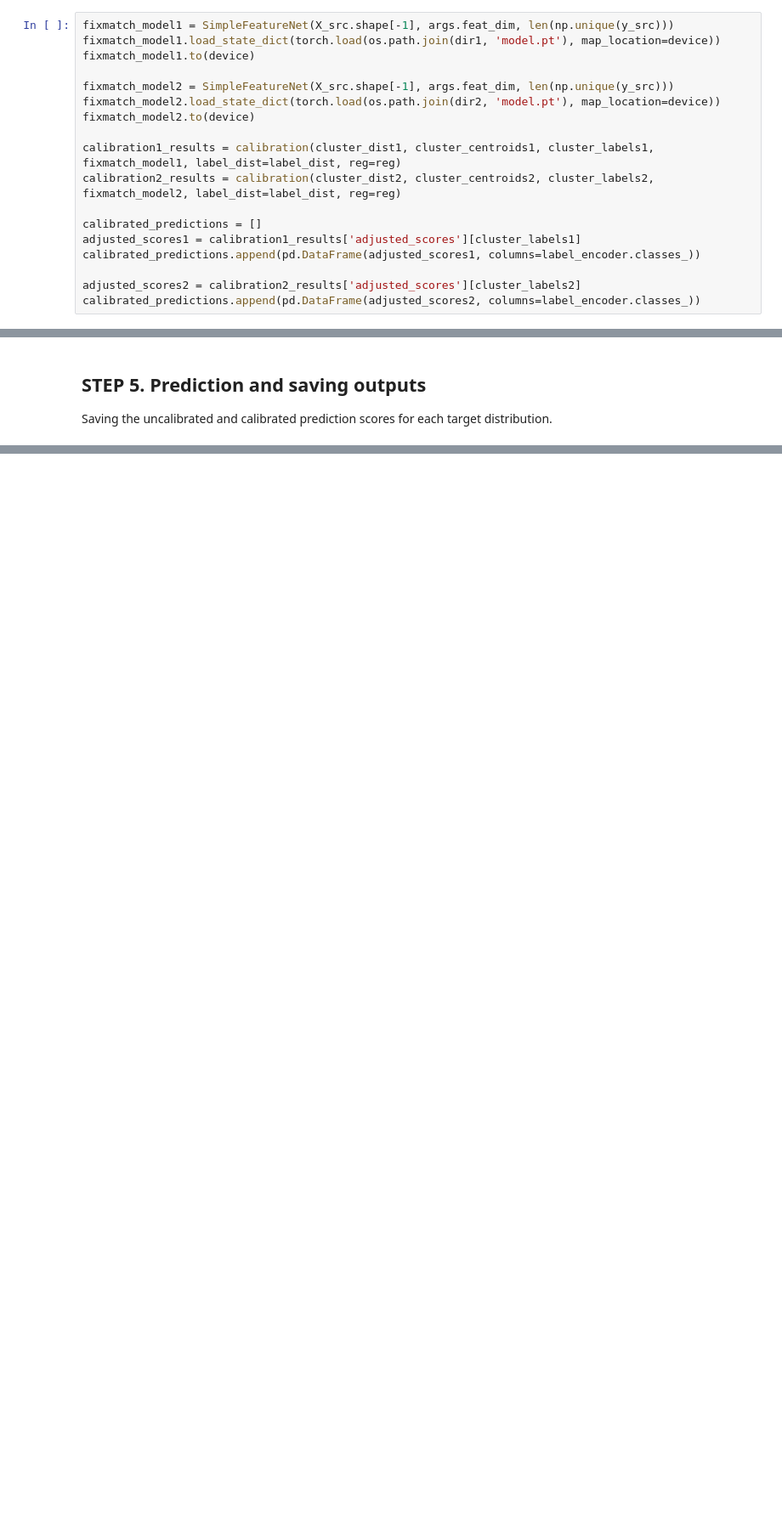
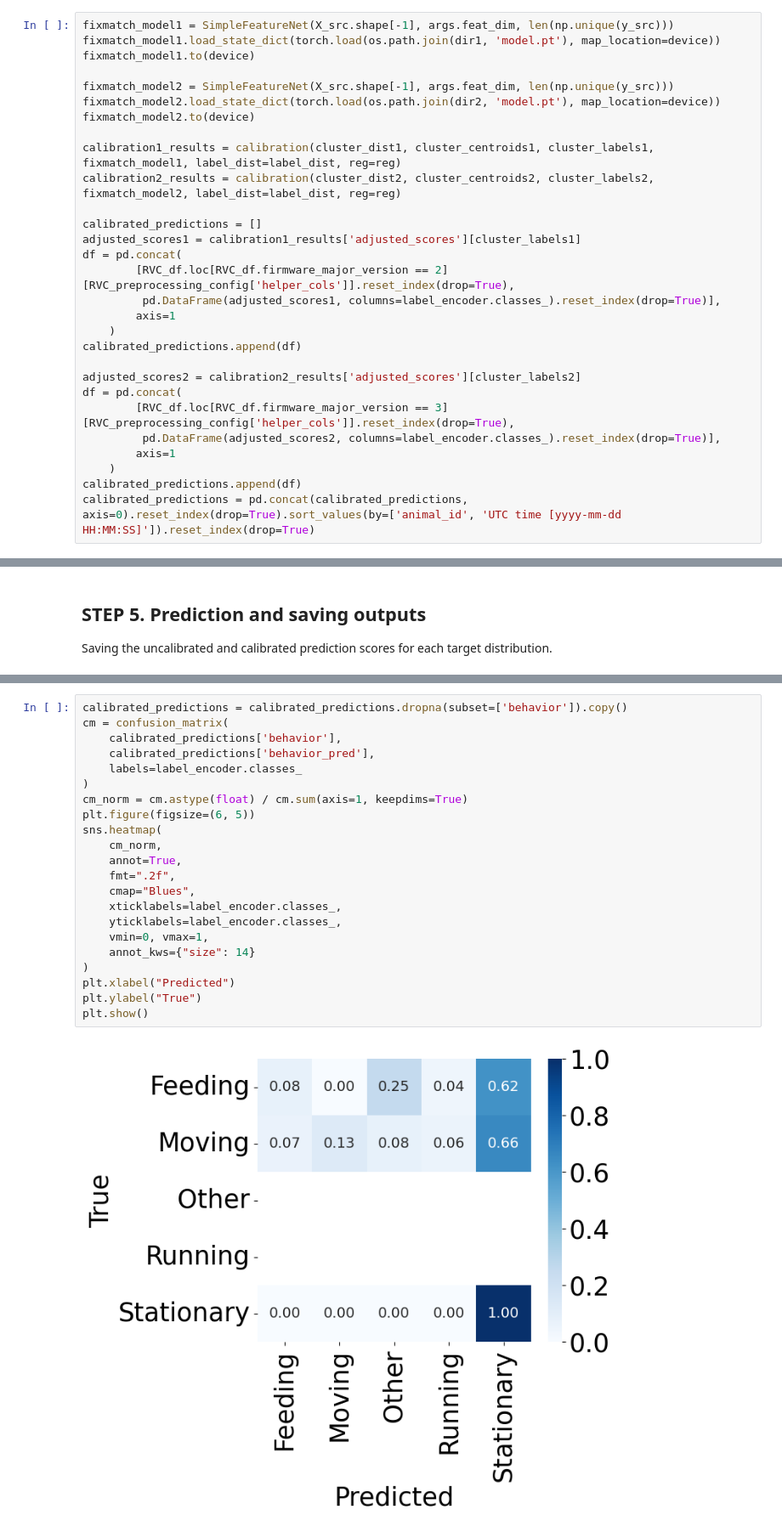
Before and after one commit to medhaaga/BotswanaML, a Jupyter notebook: notebooks/WeakLabels_model.ipynb, the cells around one changed output, grey strips where cells are left out. Shown at 85% size. Drawn from its saved outputs; the diff is of its cells as text; blank space fills up the shorter version.

```diff
--- a/notebooks/WeakLabels_model.ipynb
+++ b/notebooks/WeakLabels_model.ipynb
@@ -700,10 +760,21 @@ calibration2_results = calibration(cluster_dist2, cluster_centroids2, cluster_la
 
 calibrated_predictions = []
 adjusted_scores1 = calibration1_results['adjusted_scores'][cluster_labels1]
-calibrated_predictions.append(pd.DataFrame(adjusted_scores1, columns=label_encoder.classes_))
+df = pd.concat(
+        [RVC_df.loc[RVC_df.firmware_major_version == 2][RVC_preprocessing_config['helper_cols']].reset_index(drop=True),
+         pd.DataFrame(adjusted_scores1, columns=label_encoder.classes_).reset_index(drop=True)],
+        axis=1
+    )
+calibrated_predictions.append(df)
 
 adjusted_scores2 = calibration2_results['adjusted_scores'][cluster_labels2]
-calibrated_predictions.append(pd.DataFrame(adjusted_scores2, columns=label_encoder.classes_))
+df = pd.concat(
+        [RVC_df.loc[RVC_df.firmware_major_version == 3][RVC_preprocessing_config['helper_cols']].reset_index(drop=True),
+         pd.DataFrame(adjusted_scores2, columns=label_encoder.classes_).reset_index(drop=True)],
+        axis=1
+    )
+calibrated_predictions.append(df)
+calibrated_predictions = pd.concat(calibrated_predictions, axis=0).reset_index(drop=True).sort_values(by=['animal_id', 'UTC time [yyyy-mm-dd HH:MM:SS]']).reset_index(drop=True)
 # %%
 for i, dir_path in enumerate([dir1, dir2]):
     fixmatch_model = SimpleFeatureNet(X_src.shape[-1], args.feat_dim, len(np.unique(y_src)))
@@ -773,0 +844,24 @@ Saved concatenated calibrated predictions: /home/medhaaga/BotswanaML/results/dom
+# %%
+calibrated_predictions = calibrated_predictions.dropna(subset=['behavior']).copy()
+cm = confusion_matrix(
+    calibrated_predictions['behavior'],
+    calibrated_predictions['behavior_pred'],
+    labels=label_encoder.classes_
+)
+cm_norm = cm.astype(float) / cm.sum(axis=1, keepdims=True)
+plt.figure(figsize=(6, 5))
+sns.heatmap(
+    cm_norm,
+    annot=True,
+    fmt=".2f",
+    cmap="Blues",
+    xticklabels=label_encoder.classes_,
+    yticklabels=label_encoder.classes_,
+    vmin=0, vmax=1,
+    annot_kws={"size": 14}
+)
+plt.xlabel("Predicted")
+plt.ylabel("True")
+plt.show()
+# %% [output]
+[figure, added]
```
Also changed, not shown: parts of 17 cells of this notebook, 2 other files.
